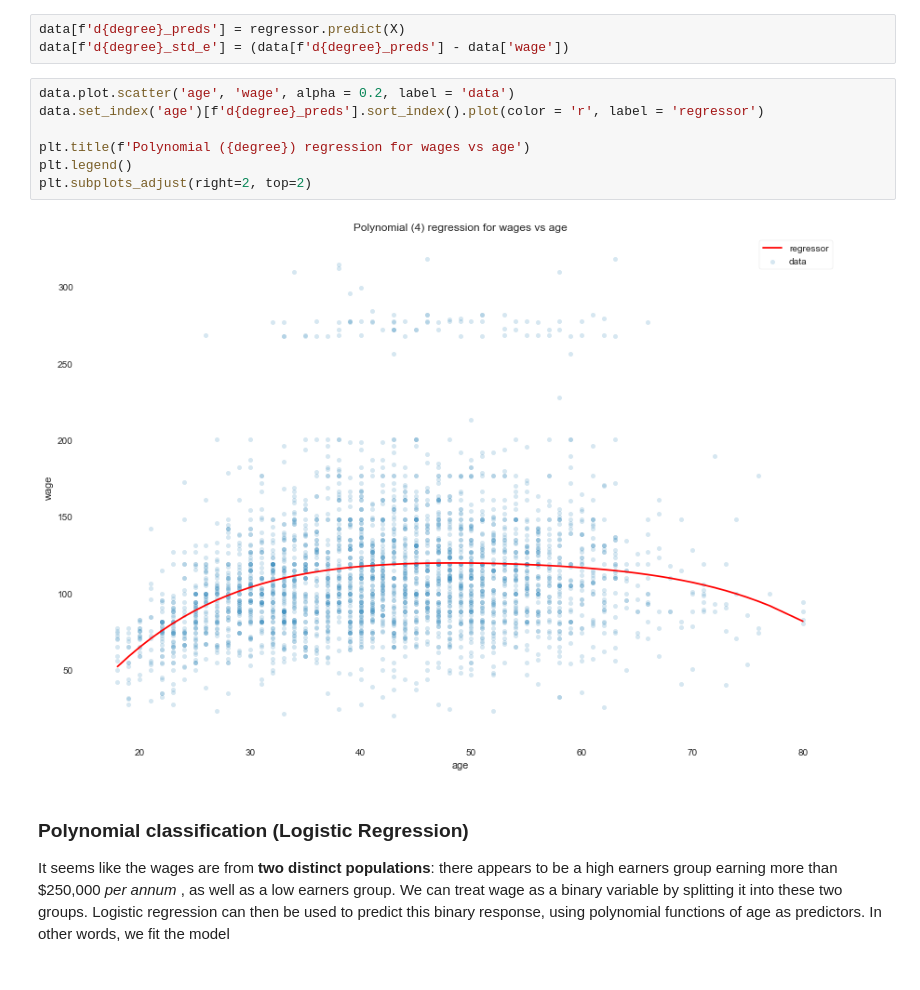
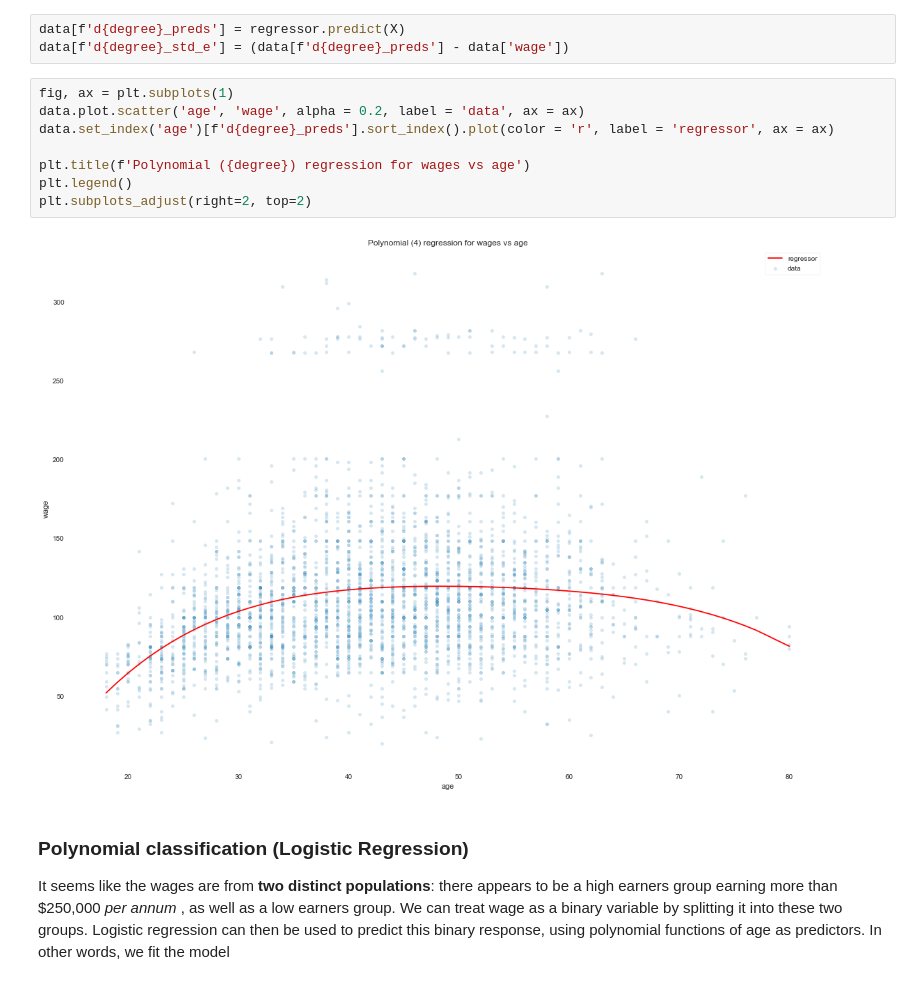
Before and after one commit to cervejaria-ambev/ambev_estudos_ISL, a Jupyter notebook: notebooks/Chapter 07/Beyond Linearity.ipynb, the cells around one changed output. Drawn from its saved outputs; the diff is of its cells as text.

```diff
--- a/notebooks/Chapter 07/Beyond Linearity.ipynb
+++ b/notebooks/Chapter 07/Beyond Linearity.ipynb
@@ -112,14 +110,15 @@ LinearRegression(copy_X=True, fit_intercept=True, n_jobs=None, normalize=False)
 data[f'd{degree}_preds'] = regressor.predict(X)
 data[f'd{degree}_std_e'] = (data[f'd{degree}_preds'] - data['wage'])
 # %%
-data.plot.scatter('age', 'wage', alpha = 0.2, label = 'data')
-data.set_index('age')[f'd{degree}_preds'].sort_index().plot(color = 'r', label = 'regressor')
+fig, ax = plt.subplots(1)
+data.plot.scatter('age', 'wage', alpha = 0.2, label = 'data', ax = ax)
+data.set_index('age')[f'd{degree}_preds'].sort_index().plot(color = 'r', label = 'regressor', ax = ax)
 
 plt.title(f'Polynomial ({degree}) regression for wages vs age')
 plt.legend()
 plt.subplots_adjust(right=2, top=2)
 # %% [output]
-[figure, old version]
+[figure, new version]
 # %% [markdown]
 ### Polynomial classification (Logistic Regression)
 It seems like the wages are from **two distinct populations**:
```
Also changed, not shown: parts of 5 cells of this notebook.
